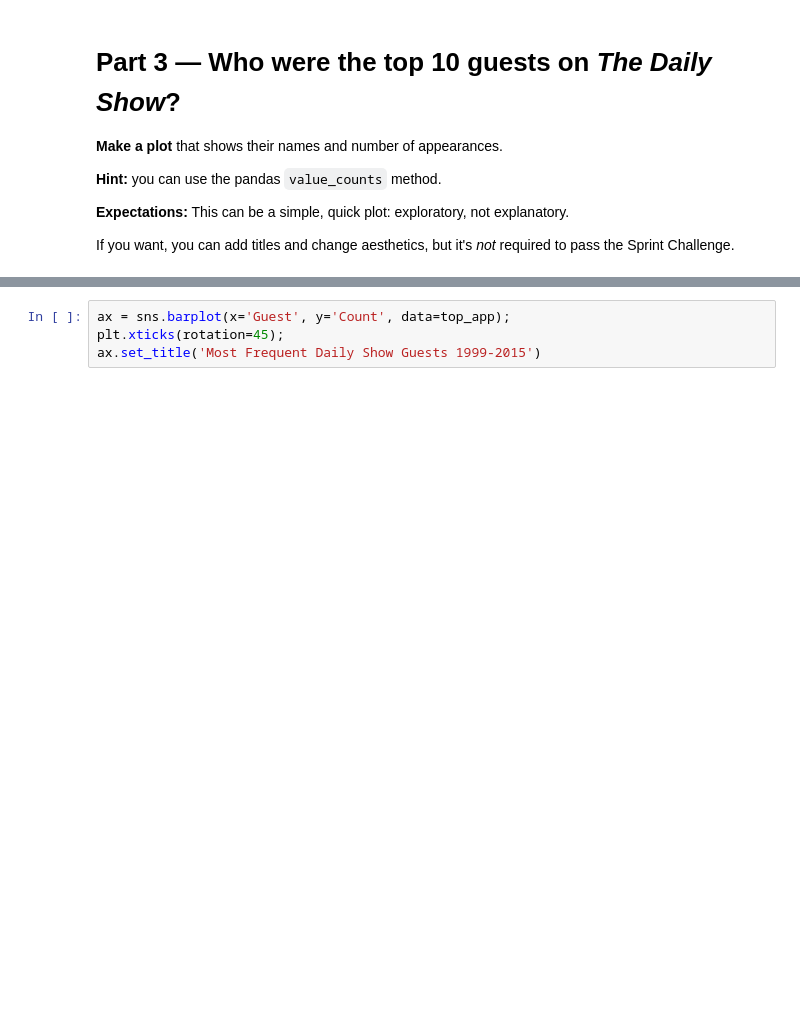
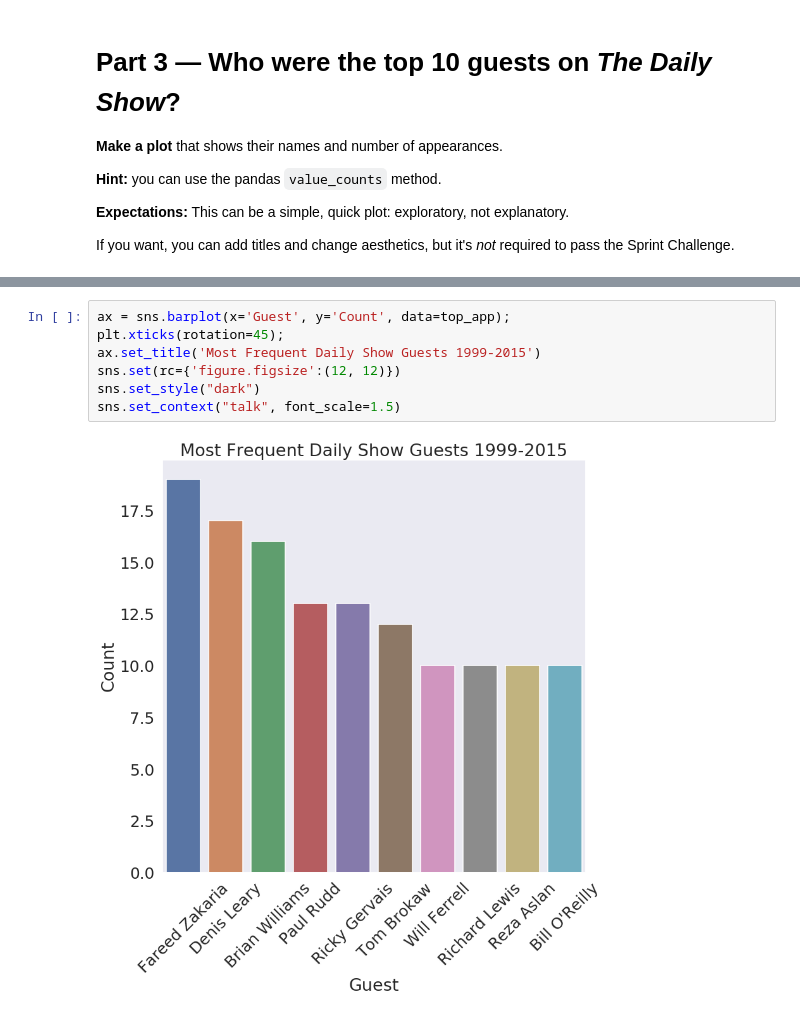
Before and after one commit to bloominstituteoftechnology/DS-Sprint-02-Storytelling-With-Data, a Jupyter notebook: DS_Unit_1_Sprint_Challenge_2.ipynb, the cells around one changed output, grey strips where cells are left out. Drawn from its saved outputs; the diff is of its cells as text; blank space fills up the shorter version.

Commit message:
3rd Graph Changes

```diff
--- a/DS_Unit_1_Sprint_Challenge_2.ipynb
+++ b/DS_Unit_1_Sprint_Challenge_2.ipynb
@@ -215,4 +289,9 @@ top_app
 # %%
 ax = sns.barplot(x='Guest', y='Count', data=top_app);
 plt.xticks(rotation=45);
 ax.set_title('Most Frequent Daily Show Guests 1999-2015')
+sns.set(rc={'figure.figsize':(12, 12)})
+sns.set_style("dark")
+sns.set_context("talk", font_scale=1.5)
+# %% [output]
+[figure, added]
```
Also changed, not shown: parts of 6 cells of this notebook.
